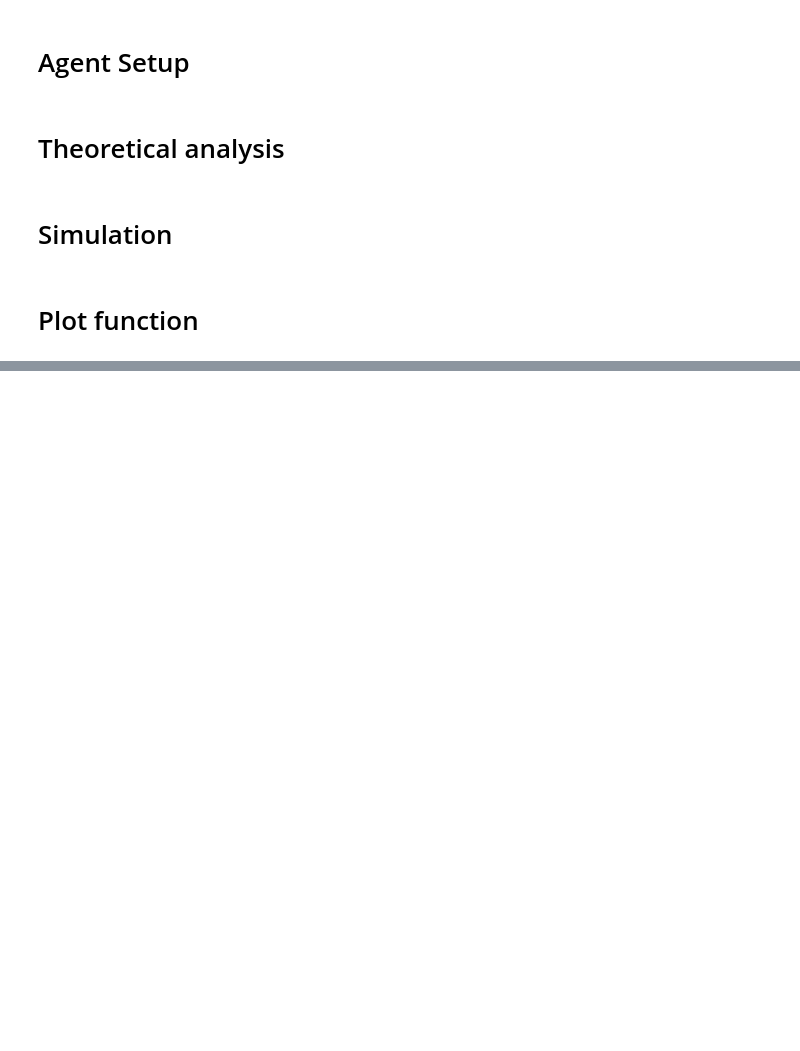
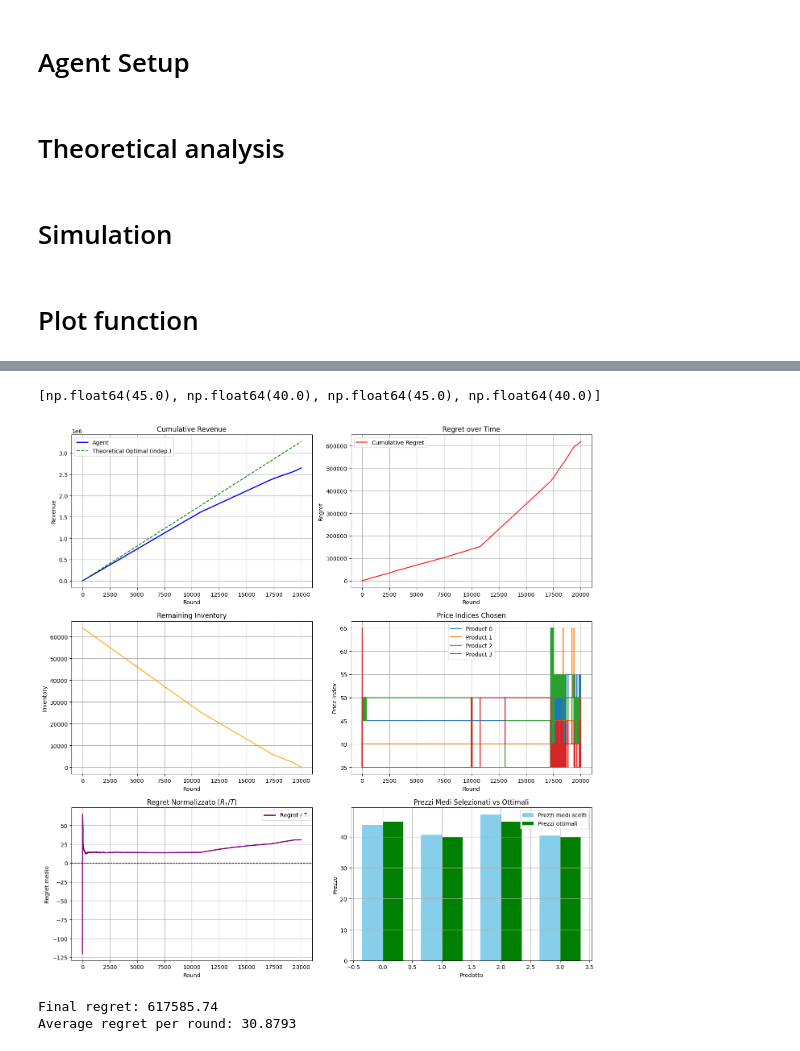
Before and after one commit to Filippo-Galli/Online-Learning-Application-project, a Jupyter notebook: 2_multi_prod_stoc_B_constr/main.ipynb, the cells around one changed output, grey strips where cells are left out. Saved outputs shown, nothing was run; the diff lists cells and outputs as text; code cells hidden in the pictures; blank space fills up the shorter version.

```diff
--- a/2_multi_prod_stoc_B_constr/main.ipynb
+++ b/2_multi_prod_stoc_B_constr/main.ipynb
@@ -262,27 +288,22 @@ def compute_theoretical_optimum(prices, valuation_means, valuation_stds):
 # Simulation
 # %%
 
-def run_simulation():
-    """
-    Run a complete simulation
-    """
-    # Simulation parameters
-    T = 1000
-    total_inventory = 800  # Production capacity constraint
-    n_products = 3
-    prices = [0.5, 1.0, 1.5, 2.0, 2.5]
+def run_simulation( T,
+    env,
+    agent,
+    n_simulations=1,
+    verbose=True):
 
-    # Joint valuation distribution parameters
-    valuation_means = [1.2, 1.8, 2.0]
-    valuation_cov = np.array([
-        [0.25, 0.0, 0.0],  # Covariance matrix for correlated valuations
-        [0.0, 0.30, 0.0],
-        [0.0, 0.0, 0.35]
-    ])
 
-    # Initialize environment and agent
-    env = MultiProductPricingEnvironment(valuation_means, valuation_cov, prices, T, seed=42)
-    agent = CombinatorialUCBPricingAgent(n_products, prices, T, total_inventory, seed=42)
+
+    total_inventory = agent.total_inventory
+    n_products = agent.n_products
+    valuation_means = env.means
+    prices = agent.prices
+    valuation_cov = env.cov
+
+    first_inventory_empty = None
+
 
     print(f"Starting simulation: T={T}, Inventory={total_inventory}, Products={n_products}")
     print(f"Prices: {prices}")
@@ -295,6 +316,7 @@ def run_simulation():
 
         if price_indices[0] is None:
             print(f"Simulation ended early at t={t} due to inventory depletion")
+            first_inventory_empty = t
             break
 
         # Environment simulates customer and purchases
@@ -304,7 +326,7 @@ def run_simulation():
         agent.update(price_indices, purchases, rewards)
 
         # Progress reporting
-        if t % 200 == 0:
+        if t % 1000 == 0:
             total_reward = sum(agent.history['total_reward'])
             print(f"Round {t}: Total reward so far = {total_reward:.2f}, "
                   f"Inventory = {agent.remaining_inventory}")
@@ -325,6 +347,6 @@ def run_simulation():
     print(f"Theoretical optimal prices (independent): {opt_prices}")
     print(f"Theoretical optimal revenue per round (independent): {opt_revenue:.3f}")
 
-    return agent, env
+    return agent, env, total_reward, total_purchases
 # %% [markdown]
 # Plot function
@@ -404,0 +532,10 @@ Theoretical optimal revenue per round (independent): 2.919
+# %%
+opt_prices
+# %% [output]
+[np.float64(45.0), np.float64(40.0), np.float64(45.0), np.float64(40.0)]
+# %%
+plot_results_ucb_multiproduct(agent, env, opt_revenue, opt_prices)
+# %% [output]
+[figure, added]
+Final regret: 617585.74
+Average regret per round: 30.8793
```
Also changed, not shown: parts of 5 cells of this notebook, 2 other files.
